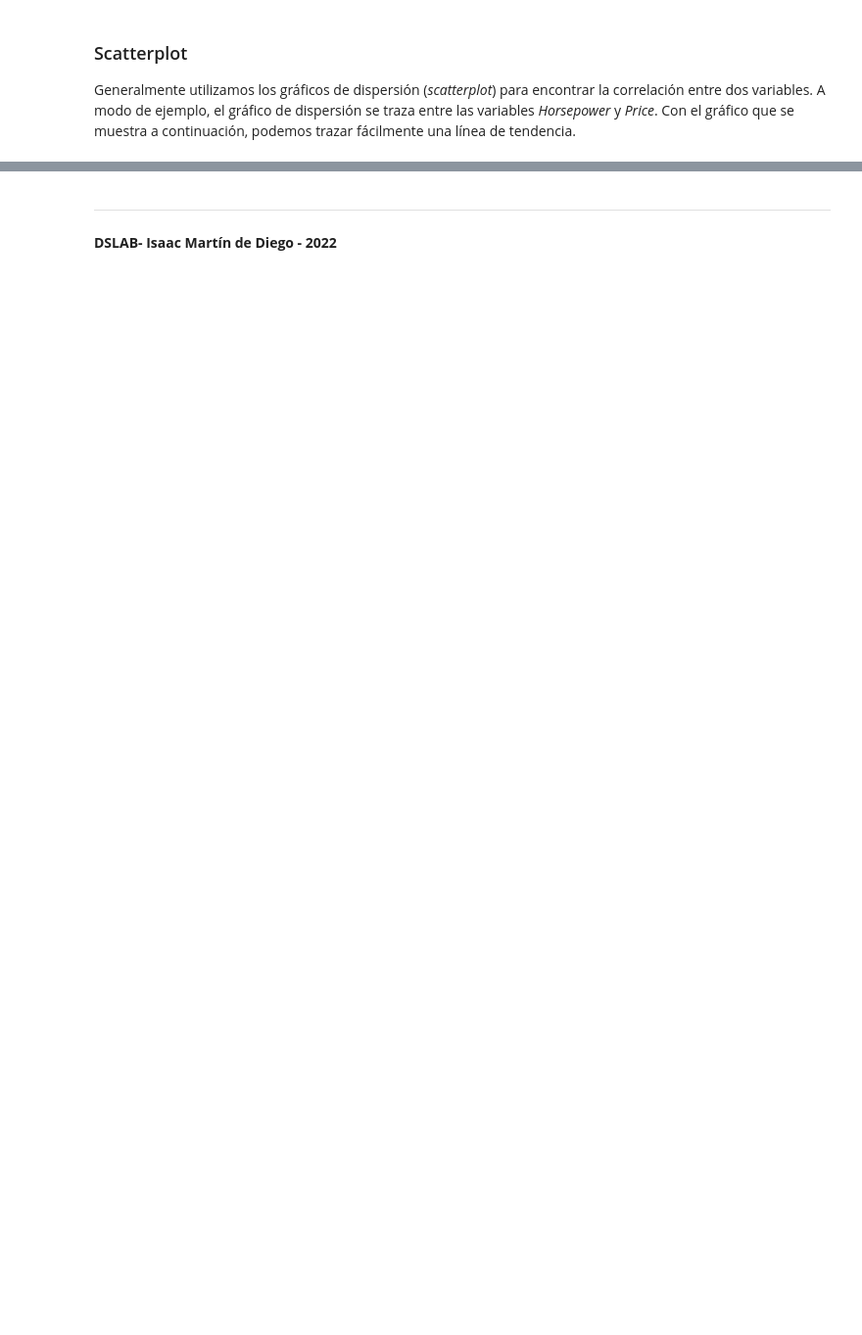
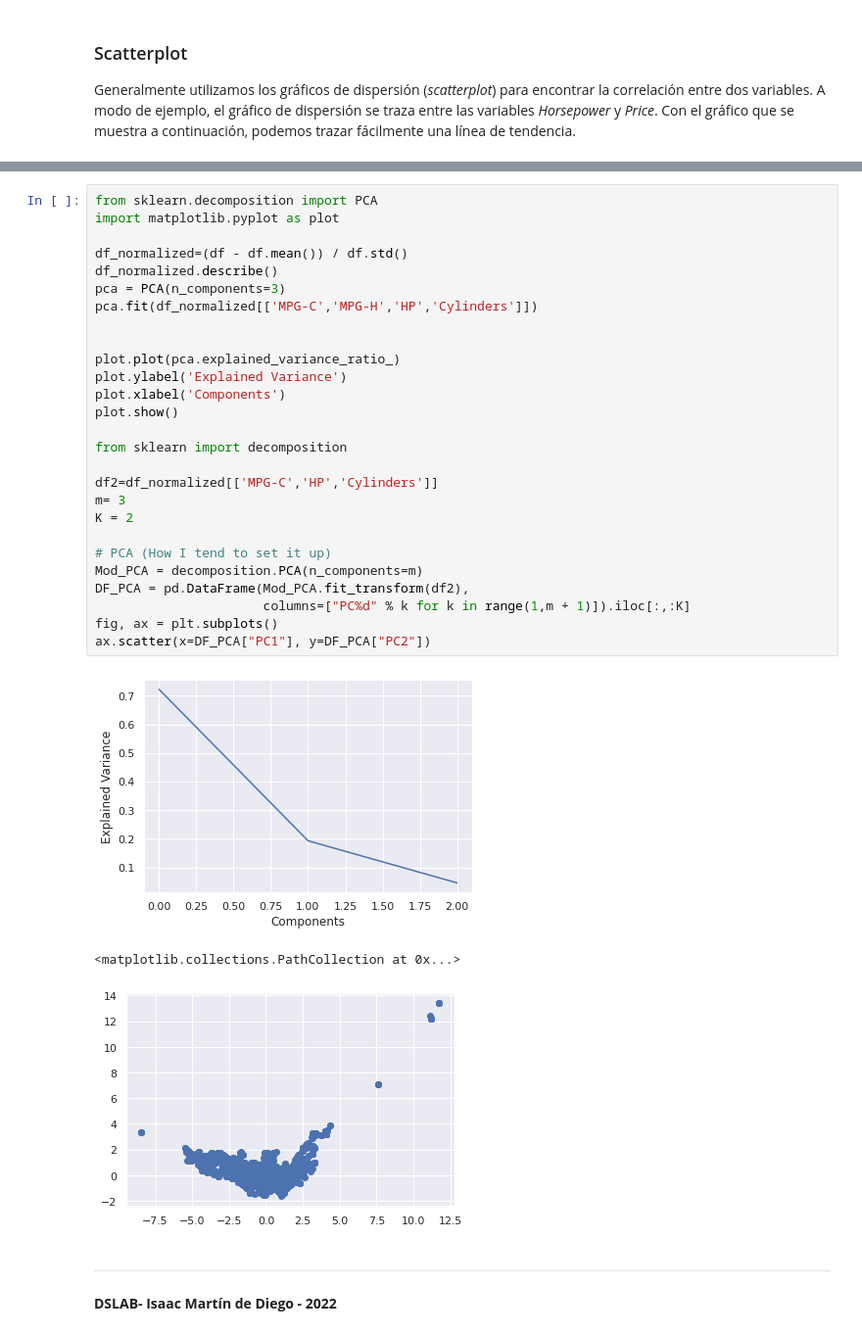
Before and after one commit to IsaacMartindeDiego/Short_Courses, a Jupyter notebook: SC0_Exploratory_data_Analysis.ipynb, the cells around one changed output, grey strips where cells are left out. Shown: that part at 98% size. Saved outputs shown, nothing was run; the diff lists cells and outputs as text; blank space fills up the shorter version.

```diff
--- a/SC0_Exploratory_data_Analysis.ipynb
+++ b/SC0_Exploratory_data_Analysis.ipynb
@@ -393,3 +395,34 @@ plt.show()
+# %%
+from sklearn.decomposition import PCA
+import matplotlib.pyplot as plot
+
+df_normalized=(df - df.mean()) / df.std()
+df_normalized.describe()
+pca = PCA(n_components=3)
+pca.fit(df_normalized[['MPG-C','MPG-H','HP','Cylinders']])
+
+
+plot.plot(pca.explained_variance_ratio_)
+plot.ylabel('Explained Variance')
+plot.xlabel('Components')
+plot.show()
+
+from sklearn import decomposition
+
+df2=df_normalized[['MPG-C','HP','Cylinders']]
+m= 3
+K = 2
+
+# PCA (How I tend to set it up)
+Mod_PCA = decomposition.PCA(n_components=m)
+DF_PCA = pd.DataFrame(Mod_PCA.fit_transform(df2),
+                      columns=["PC%d" % k for k in range(1,m + 1)]).iloc[:,:K]
+fig, ax = plt.subplots()
+ax.scatter(x=DF_PCA["PC1"], y=DF_PCA["PC2"])
+# %% [output]
+[figure, added]
+<matplotlib.collections.PathCollection at 0x...>
+[figure, added]
 # %% [markdown]
 ---
 **DSLAB- Isaac Martín de Diego - 2022**
```
Also changed, not shown: parts of 15 cells of this notebook.
